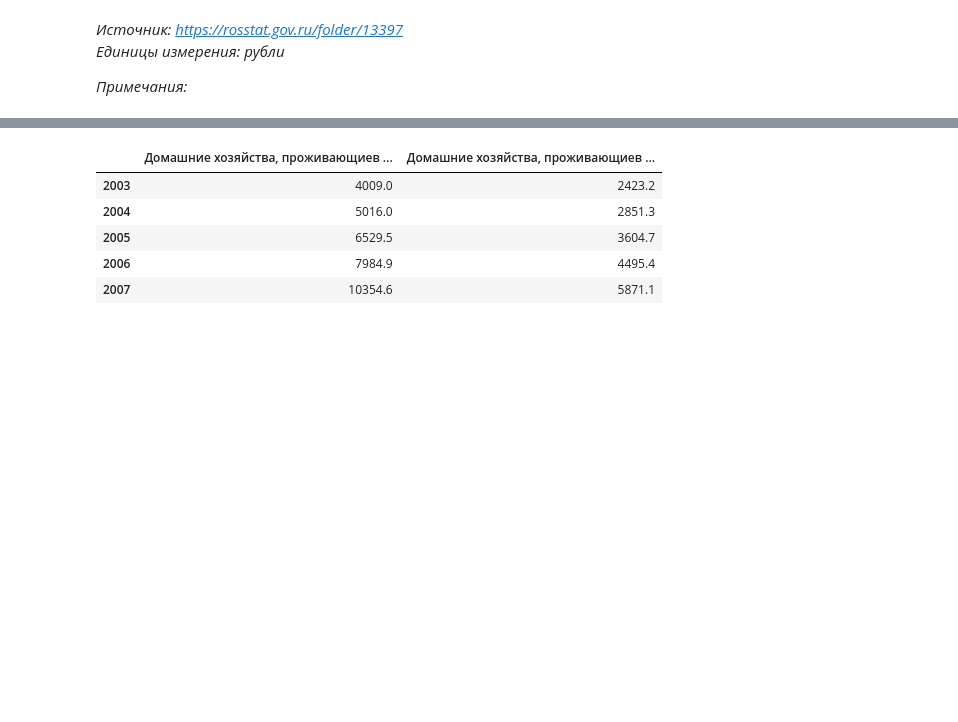
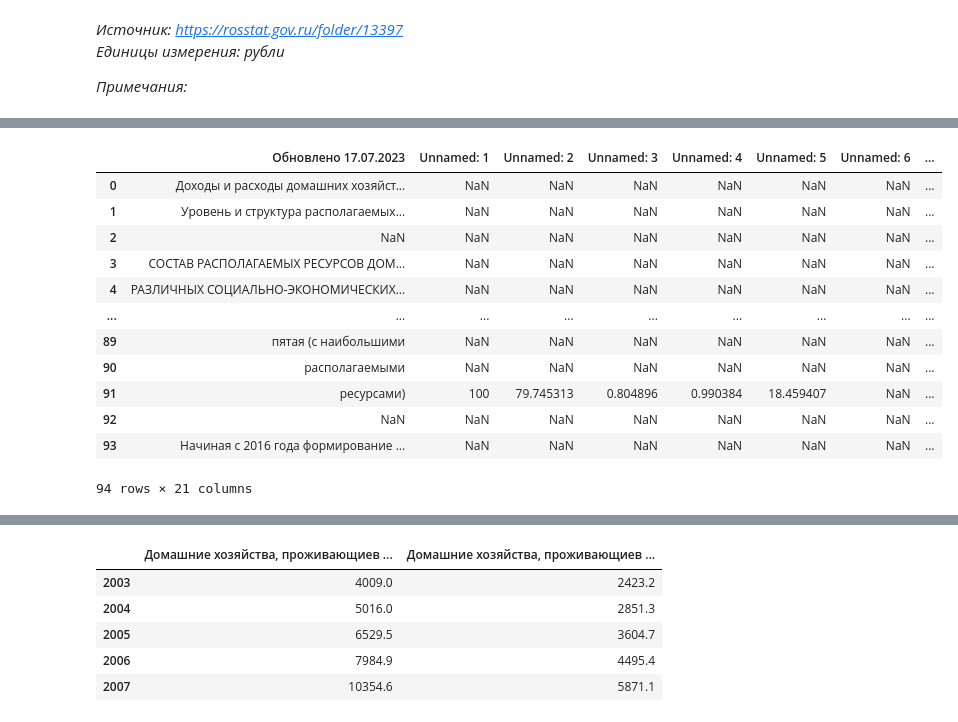
Before and after one commit to a-chasovsky/economics-rus, a Jupyter notebook: notebooks/007.1-007.3_SOL-Households.ipynb, the cells around one changed output, grey strips where cells are left out. Cells and saved outputs as stored; diff of their text form; code cells hidden in the pictures; blank space fills up the shorter version.

```diff
--- a/notebooks/007.1-007.3_SOL-Households.ipynb
+++ b/notebooks/007.1-007.3_SOL-Households.ipynb
@@ -64,0 +81,16 @@ income_raw = pd.read_excel(income_link)
+# %%
+income_raw
+# %% [output]
+|  | Обновлено 17.07.2023 | Unnamed: 1 | Unnamed: 2 | Unnamed: 3 | Unnamed: 4 | Unnamed: 5 | Unnamed: 6 | ... |
+| 0 | Доходы и расходы домашних хозяйст... | NaN | NaN | NaN | NaN | NaN | NaN | ... |
+| 1 | Уровень и структура располагаемых... | NaN | NaN | NaN | NaN | NaN | NaN | ... |
+| 2 | NaN | NaN | NaN | NaN | NaN | NaN | NaN | ... |
+| 3 | СОСТАВ РАСПОЛАГАЕМЫХ РЕСУРСОВ ДОМ... | NaN | NaN | NaN | NaN | NaN | NaN | ... |
+| 4 | РАЗЛИЧНЫХ СОЦИАЛЬНО-ЭКОНОМИЧЕСКИХ... | NaN | NaN | NaN | NaN | NaN | NaN | ... |
+| ... | ... | ... | ... | ... | ... | ... | ... | ... |
+| 89 | пятая (с наибольшими | NaN | NaN | NaN | NaN | NaN | NaN | ... |
+| 90 | располагаемыми | NaN | NaN | NaN | NaN | NaN | NaN | ... |
+| 91 | ресурсами) | 100 | 79.745313 | 0.804896 | 0.990384 | 18.459407 | NaN | ... |
+| 92 | NaN | NaN | NaN | NaN | NaN | NaN | NaN | ... |
+| 93 | Начиная с 2016 года формирование ... | NaN | NaN | NaN | NaN | NaN | NaN | ... |
+94 rows × 21 columns
```
Also changed, not shown: parts of 25 cells of this notebook, 19 other files.
